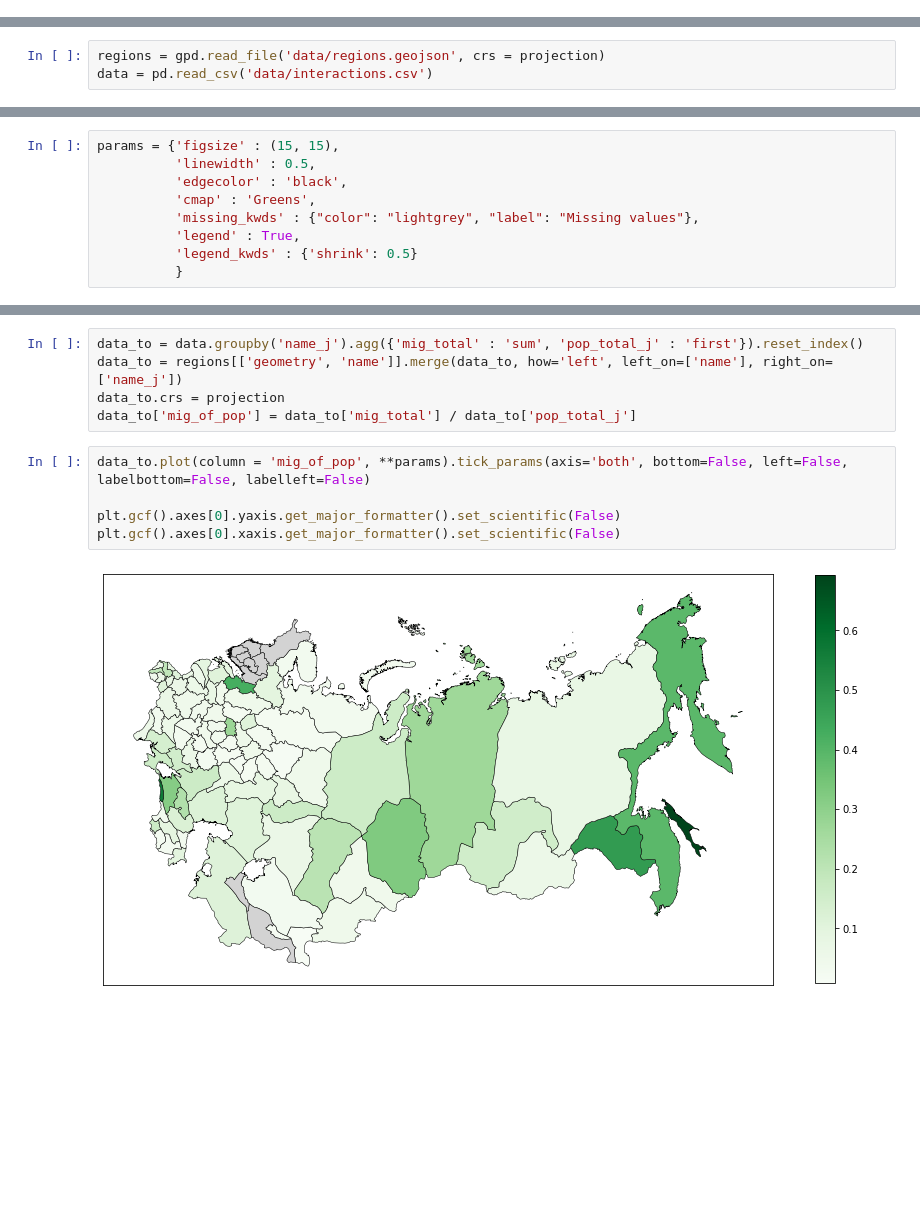
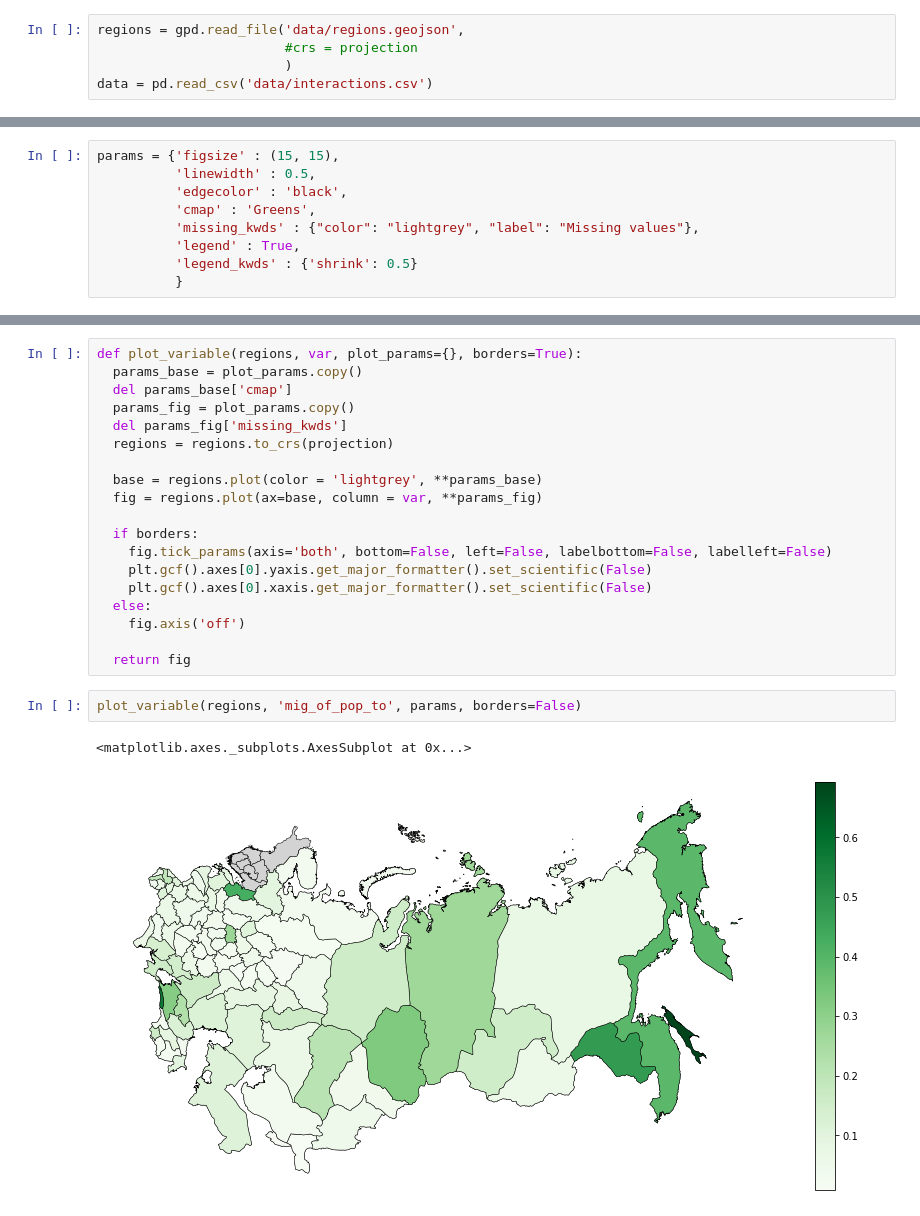
Before and after one commit to fant0md/empire-migrations-coursework, a Jupyter notebook: maps-summaries.ipynb, the cells around one changed output, grey strips where cells are left out. Cells and saved outputs as stored; diff of their text form; blank space fills up the shorter version.

```diff
--- a/maps-summaries.ipynb
+++ b/maps-summaries.ipynb
@@ -19,3 +18,8 @@ import numpy as np
 # %%
 projection = '+proj=aea +lat_1=50 +lat_2=70 +lat_0=56 +lon_0=100 +x_0=0 +y_0=0 +ellps=WGS84 +datum=WGS84 +units=m +no_defs'
+# %%
+regions = gpd.read_file('data/regions.geojson',
+                        #crs = projection
+                        )
+data = pd.read_csv('data/interactions.csv')
 # %% [markdown]
@@ -23,3 +26,0 @@ projection = '+proj=aea +lat_1=50 +lat_2=70 +lat_0=56 +lon_0=100 +x_0=0 +y_0=0 +
-# %%
-regions = gpd.read_file('data/regions.geojson', crs = projection)
-data = pd.read_csv('data/interactions.csv')
@@ -48,13 +45,25 @@ plt.gcf().axes[0].xaxis.get_major_formatter().set_scientific(False)
-# %%
-data_to = data.groupby('name_j').agg({'mig_total' : 'sum', 'pop_total_j' : 'first'}).reset_index()
-data_to = regions[['geometry', 'name']].merge(data_to, how='left', left_on=['name'], right_on=['name_j'])
-data_to.crs = projection
-data_to['mig_of_pop'] = data_to['mig_total'] / data_to['pop_total_j']
 # %%
-data_to.plot(column = 'mig_of_pop', **params).tick_params(axis='both', bottom=False, left=False, labelbottom=False, labelleft=False)
+def plot_variable(regions, var, plot_params={}, borders=True):
+  params_base = plot_params.copy()
+  del params_base['cmap']
+  params_fig = plot_params.copy()
+  del params_fig['missing_kwds']
+  regions = regions.to_crs(projection)
 
-plt.gcf().axes[0].yaxis.get_major_formatter().set_scientific(False)
-plt.gcf().axes[0].xaxis.get_major_formatter().set_scientific(False)
+  base = regions.plot(color = 'lightgrey', **params_base)
+  fig = regions.plot(ax=base, column = var, **params_fig)
+
+  if borders:
+    fig.tick_params(axis='both', bottom=False, left=False, labelbottom=False, labelleft=False)
+    plt.gcf().axes[0].yaxis.get_major_formatter().set_scientific(False)
+    plt.gcf().axes[0].xaxis.get_major_formatter().set_scientific(False)
+  else:
+    fig.axis('off')
+
+  return fig
-# %% [output]
-[figure, removed]
+# %%
+plot_variable(regions, 'mig_of_pop_to', params, borders=False)
+# %% [output]
+<matplotlib.axes._subplots.AxesSubplot at 0x...>
+[figure, added]
 # %%
```
Also changed, not shown: parts of 24 cells of this notebook.
